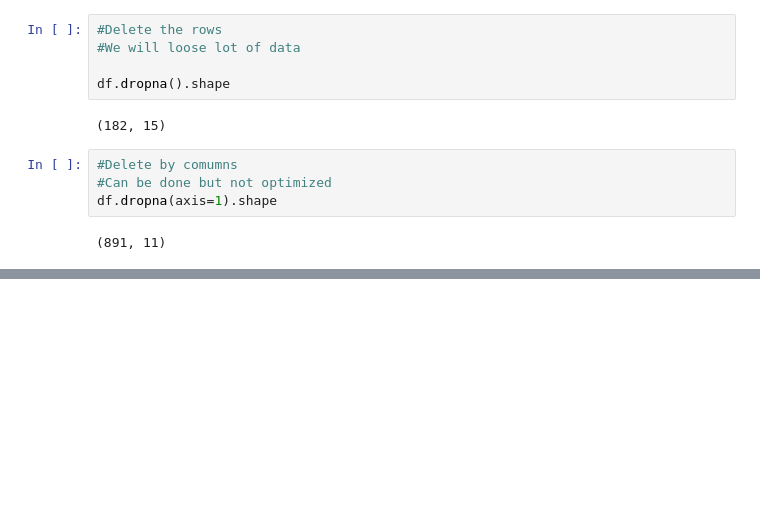
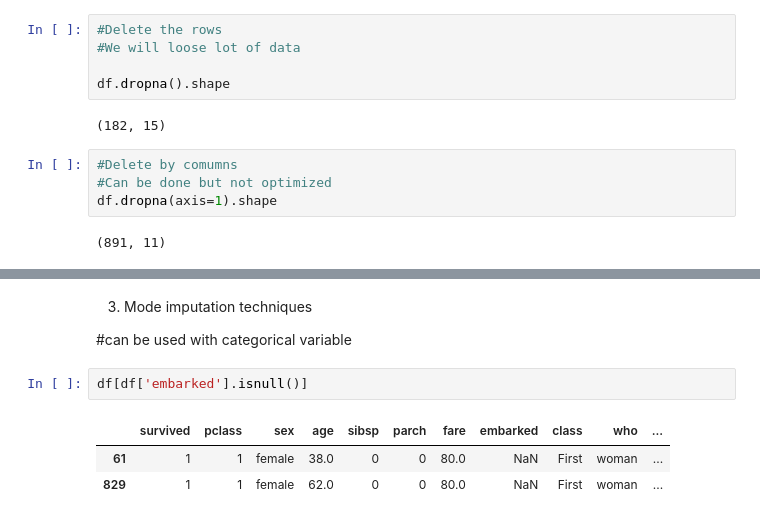
Before and after one commit to Onix284/Feature-Engineering, a Jupyter notebook: HandlingMissingValues.ipynb, the cells around one changed output, grey strips where cells are left out. Drawn from its saved outputs; the diff is of its cells as text; blank space fills up the shorter version.

```diff
--- a/HandlingMissingValues.ipynb
+++ b/HandlingMissingValues.ipynb
@@ -53,0 +104,10 @@ df.dropna(axis=1).shape
+# %% [markdown]
+3. Mode imputation techniques
+
+#can be used with categorical variable
+# %%
+df[df['embarked'].isnull()]
+# %% [output]
+|  | survived | pclass | sex | age | sibsp | parch | fare | embarked | class | who | ... |
+| 61 | 1 | 1 | female | 38.0 | 0 | 0 | 80.0 | NaN | First | woman | ... |
+| 829 | 1 | 1 | female | 62.0 | 0 | 0 | 80.0 | NaN | First | woman | ... |
```
Also changed, not shown: parts of 7 cells of this notebook, 1 other file.
